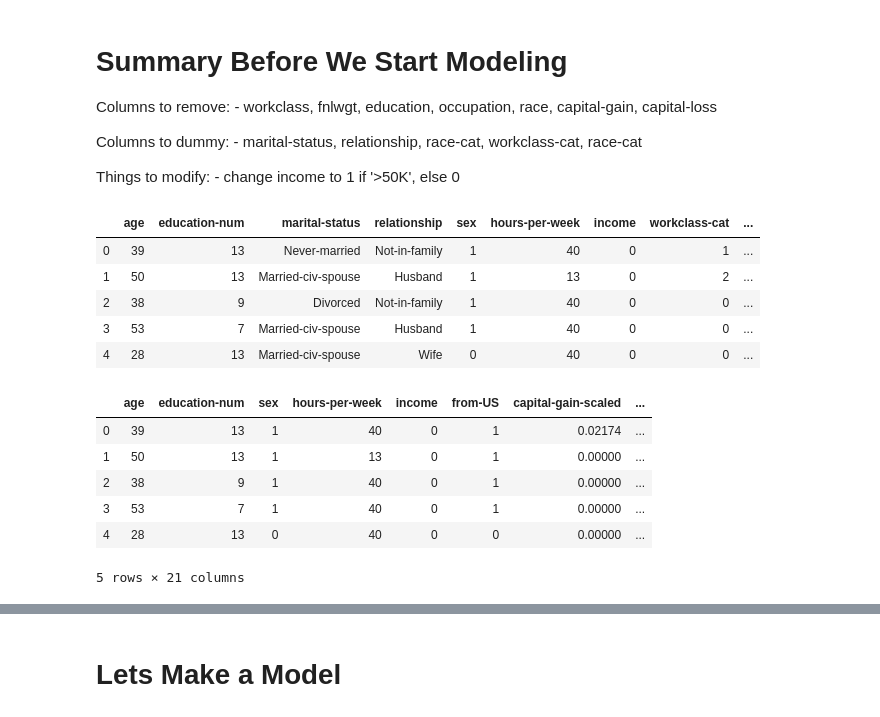
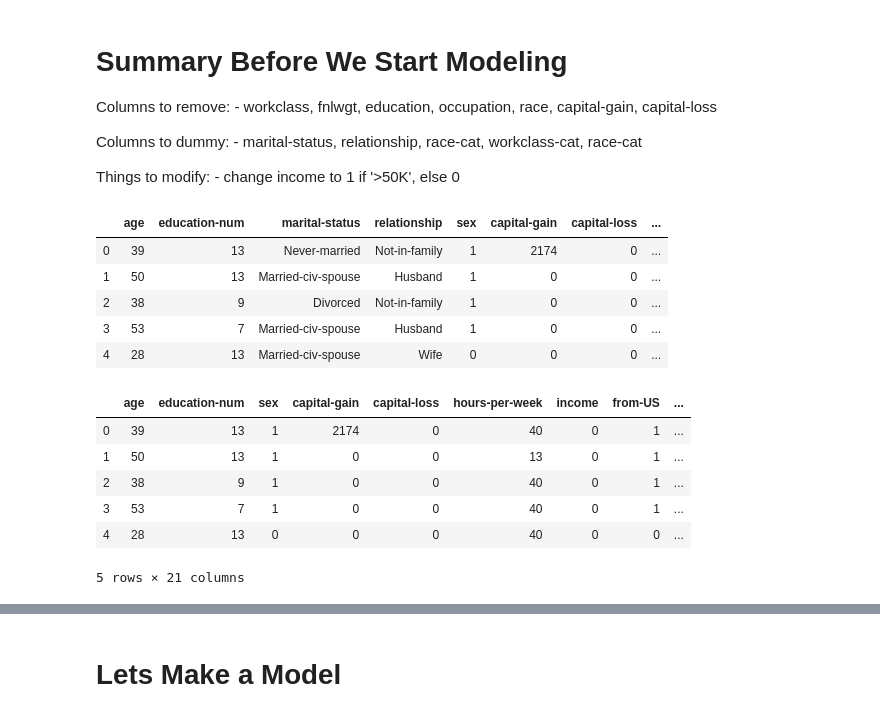
Before and after one commit to AndrewCoogan/FunCode, a Jupyter notebook: UCI Data/UCI Adults Data.ipynb, the cells around one changed output, grey strips where cells are left out. Drawn from its saved outputs; the diff is of its cells as text; code cells hidden in the pictures.

```diff
--- a/UCI Data/UCI Adults Data.ipynb
+++ b/UCI Data/UCI Adults Data.ipynb
@@ -215,10 +224,6 @@ data.loc[data['capital-loss'] > 0, 'capital-loss'].hist()
 # %% [output]
 <matplotlib.axes._subplots.AxesSubplot at 0x...>
 [figure]
-# %%
-# I think there might be some insight to be gained here, so am going to scale these a bit.
-data['capital-gain-scaled'] = data['capital-gain'] / data['capital-gain'].max()
-data['capital-loss-scaled'] = data['capital-loss'] / data['capital-loss'].max()
 # %% [markdown]
 # A Couple Graphs to Demonstrate Relationships
 # %%
@@ -286,31 +291,30 @@ Columns to dummy:
 Things to modify:
     - change income to 1 if '>50K', else 0
 # %%
-cols_to_drop = ['workclass', 'fnlwgt', 'education', 'occupation', 'race', 'capital-gain',\
-                'capital-loss', 'native-country']
+cols_to_drop = ['workclass', 'fnlwgt', 'education', 'occupation', 'race', 'native-country']
 cols_to_dummy = ['marital-status', 'relationship', 'race-cat', 'workclass-cat']
 
 data['income'] = data['income'].map({'>50K':1,'<=50K':0}).astype(int)
 data.drop(cols_to_drop, inplace=True, axis=1)
 
 data.head()
 # %% [output]
-|  | age | education-num | marital-status | relationship | sex | hours-per-week | income | workclass-cat | ... |
-| 0 | 39 | 13 | Never-married | Not-in-family | 1 | 40 | 0 | 1 | ... |
-| 1 | 50 | 13 | Married-civ-spouse | Husband | 1 | 13 | 0 | 2 | ... |
-| 2 | 38 | 9 | Divorced | Not-in-family | 1 | 40 | 0 | 0 | ... |
-| 3 | 53 | 7 | Married-civ-spouse | Husband | 1 | 40 | 0 | 0 | ... |
-| 4 | 28 | 13 | Married-civ-spouse | Wife | 0 | 40 | 0 | 0 | ... |
+|  | age | education-num | marital-status | relationship | sex | capital-gain | capital-loss | ... |
+| 0 | 39 | 13 | Never-married | Not-in-family | 1 | 2174 | 0 | ... |
+| 1 | 50 | 13 | Married-civ-spouse | Husband | 1 | 0 | 0 | ... |
+| 2 | 38 | 9 | Divorced | Not-in-family | 1 | 0 | 0 | ... |
+| 3 | 53 | 7 | Married-civ-spouse | Husband | 1 | 0 | 0 | ... |
+| 4 | 28 | 13 | Married-civ-spouse | Wife | 0 | 0 | 0 | ... |
 # %%
 dummies = pd.get_dummies(data[cols_to_dummy])
 data[dummies.columns] = dummies
 data.drop(cols_to_dummy, inplace=True, axis=1)
 data.head()
 # %% [output]
-|  | age | education-num | sex | hours-per-week | income | from-US | capital-gain-scaled | ... |
-| 0 | 39 | 13 | 1 | 40 | 0 | 1 | 0.02174 | ... |
-| 1 | 50 | 13 | 1 | 13 | 0 | 1 | 0.00000 | ... |
-| 2 | 38 | 9 | 1 | 40 | 0 | 1 | 0.00000 | ... |
-| 3 | 53 | 7 | 1 | 40 | 0 | 1 | 0.00000 | ... |
-| 4 | 28 | 13 | 0 | 40 | 0 | 0 | 0.00000 | ... |
+|  | age | education-num | sex | capital-gain | capital-loss | hours-per-week | income | from-US | ... |
+| 0 | 39 | 13 | 1 | 2174 | 0 | 40 | 0 | 1 | ... |
+| 1 | 50 | 13 | 1 | 0 | 0 | 13 | 0 | 1 | ... |
+| 2 | 38 | 9 | 1 | 0 | 0 | 40 | 0 | 1 | ... |
+| 3 | 53 | 7 | 1 | 0 | 0 | 40 | 0 | 1 | ... |
+| 4 | 28 | 13 | 0 | 0 | 0 | 40 | 0 | 0 | ... |
 5 rows × 21 columns
```
Also changed, not shown: parts of 25 cells of this notebook, 2 other files.
